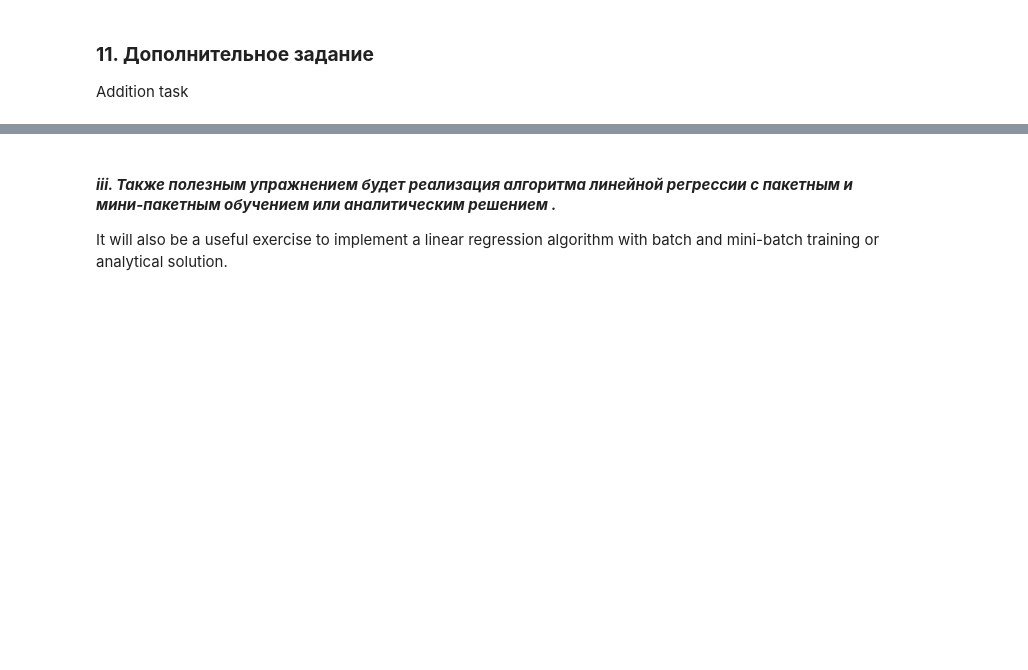
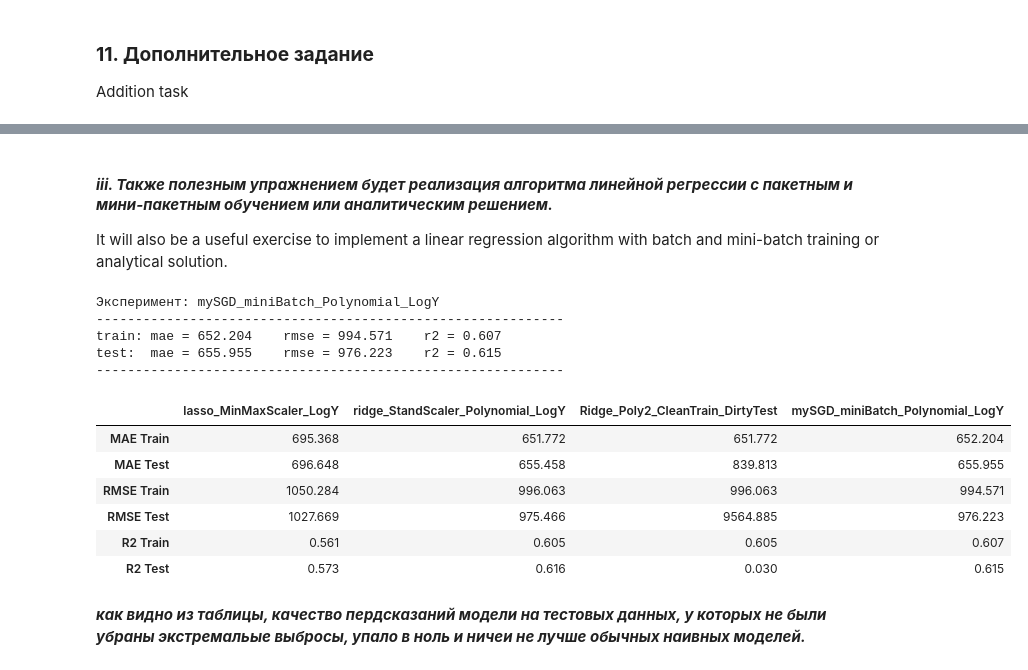
Before and after one commit to RunForJoy/core-linear-regression, a Jupyter notebook: src/ml.ipynb, the cells around one changed output, grey strips where cells are left out. Drawn from its saved outputs; the diff is of its cells as text; code cells hidden in the pictures; blank space fills up the shorter version.

```diff
--- a/src/ml.ipynb
+++ b/src/ml.ipynb
@@ -2530,15 +2550,16 @@ elasticnet_Polynomial
 # %%
-def highlight_results(row):
-    styles = [""] * len(row)
-    style_bad = "background-color: pink; color: darkred; font-weight: bold;"
-    style_good = "background-color: lightgreen; color: darkgreen; font-weight: bold;"
-    if row.name == "R2 Test":
-        styles[row.argmin()] = style_bad
-        styles[row.argmax()] = style_good
+# ф-я вынесена в ml_utils.py
+# def highlight_results(row):
+#     styles = [""] * len(row)
+#     style_bad = "background-color: pink; color: darkred; font-weight: bold;"
+#     style_good = "background-color: lightgreen; color: darkgreen; font-weight: bold;"
+#     if row.name == "R2 Test":
+#         styles[row.argmin()] = style_bad
+#         styles[row.argmax()] = style_good
 
-    if row.name == "RMSE Test":
-        styles[row.argmax()] = style_bad
-        styles[row.argmin()] = style_good
+#     if row.name == "RMSE Test":
+#         styles[row.argmax()] = style_bad
+#         styles[row.argmin()] = style_good
 
-    return styles
+#     return styles
 # %%
@@ -2801 +2912,3 @@ Addition task
 There are some tricks with the target variable for better model quality. If we have a distribution with a heavy tail, you can use a monotone function to "improve" the distribution. In practice, you can use logarithmic functions. We recommend that you do this exercise and compare the results. But don't forget to do the inverse transformation if you want to compare metrics.
+# %%
+bonus_results = {}
@@ -2805,3 +3073,3 @@ The next trick is outliers. The angle of the linear regression line depends stro
 # %% [markdown]
-#### ***iii. Также полезным упражнением будет реализация алгоритма линейной регрессии с пакетным и мини-пакетным обучением или аналитическим решением .***
+#### ***iii. Также полезным упражнением будет реализация алгоритма линейной регрессии с пакетным и мини-пакетным обучением или аналитическим решением.***
 It will also be a useful exercise to implement a linear regression algorithm with batch and mini-batch training or analytical solution.
@@ -2807,0 +3145,36 @@ It will also be a useful exercise to implement a linear regression algorithm wit
+# %%
+calculate_print_and_save_metrics(
+    "mySGD_miniBatch_Polynomial_LogY",
+    y_train,
+    custom_preds_final_tr,
+    y_test,
+    custom_preds_final_te,
+    results_dict=bonus_results,
+)
+# %% [output]
+Эксперимент: mySGD_miniBatch_Polynomial_LogY
+------------------------------------------------------------
+train: mae = 652.204    rmse = 994.571    r2 = 0.607
+test:  mae = 655.955    rmse = 976.223    r2 = 0.615
+------------------------------------------------------------
+# %%
+df_bonus = pd.DataFrame(
+    data=bonus_results,
+    index=row_names,
+)
+# %%
+display(
+    df_bonus.style.format(
+        lambda x: f"{x:.3f}" if isinstance(x, (int, float)) else x
+    ).apply(highlight_results, axis=1, top_n=1, mae=False)
+)
+# %% [output]
+|  | lasso_MinMaxScaler_LogY | ridge_StandScaler_Polynomial_LogY | Ridge_Poly2_CleanTrain_DirtyTest | mySGD_miniBatch_Polynomial_LogY |
+| MAE Train | 695.368 | 651.772 | 651.772 | 652.204 |
+| MAE Test | 696.648 | 655.458 | 839.813 | 655.955 |
+| RMSE Train | 1050.284 | 996.063 | 996.063 | 994.571 |
+| RMSE Test | 1027.669 | 975.466 | 9564.885 | 976.223 |
+| R2 Train | 0.561 | 0.605 | 0.605 | 0.607 |
+| R2 Test | 0.573 | 0.616 | 0.030 | 0.615 |
+# %% [markdown]
+***как видно из таблицы, качество пердсказаний модели на тестовых данных,  у которых не были убраны экстремальые выбросы, упало в ноль и ничеи не лучше обычных наивных моделей.***
```
Also changed, not shown: parts of 44 cells of this notebook, 2 other files.
